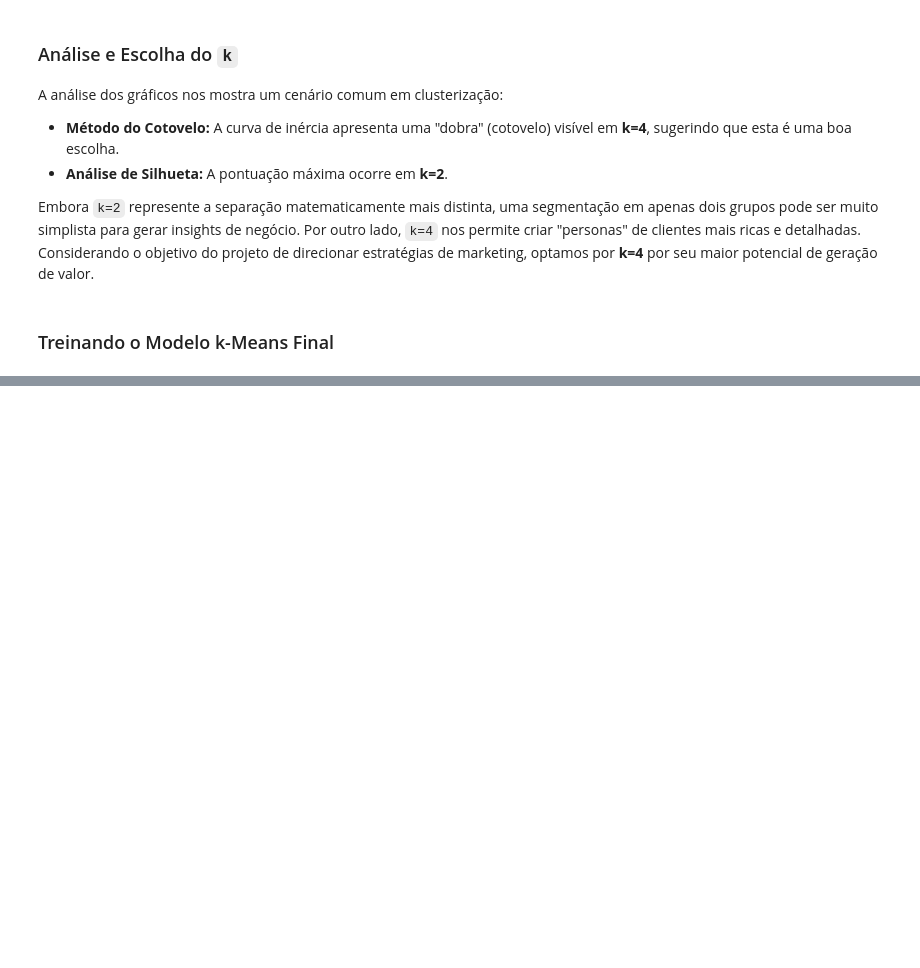
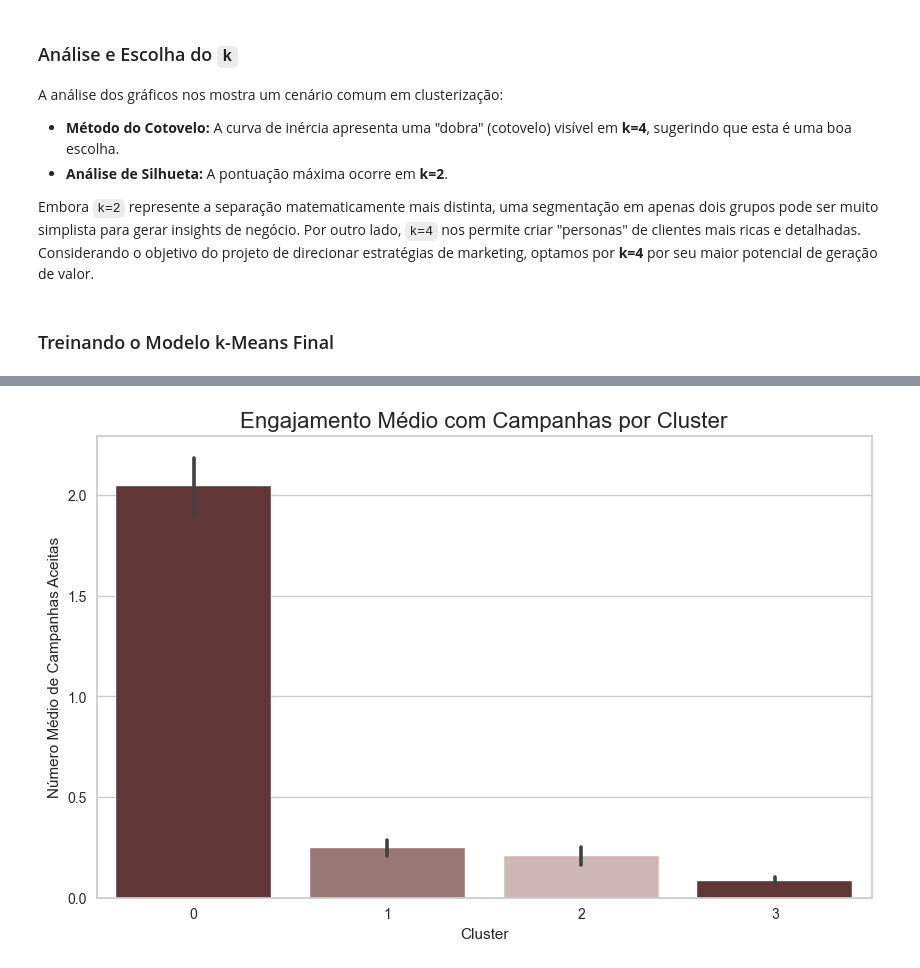
Before and after one commit to juniors719/customer_personality_clustering, a Jupyter notebook: customer_segmentation.ipynb, the cells around one changed output, grey strips where cells are left out. Saved outputs shown, nothing was run; the diff lists cells and outputs as text; code cells hidden in the pictures; blank space fills up the shorter version.

```diff
--- a/customer_segmentation.ipynb
+++ b/customer_segmentation.ipynb
@@ -779 +803,17 @@ plt.show()
+# %%
+# --- GRÁFICO DE ENGAJAMENTO COM CAMPANHAS POR CLUSTER ---
+
+# Somando o total de campanhas aceitas por cliente
+campanhas = [col for col in df_sem_outliers.columns if 'Aceitou_Campanha' in col]
+df_sem_outliers['Total_Campanhas_Aceitas'] = df_sem_outliers[campanhas].sum(axis=1)
+
+# Criando o gráfico de barras
+plt.figure(figsize=(10, 6))
+sns.barplot(data=df_sem_outliers, x='Cluster_KMeans', y='Total_Campanhas_Aceitas', palette=PALETTE)
+plt.title('Engajamento Médio com Campanhas por Cluster', fontsize=16)
+plt.ylabel('Número Médio de Campanhas Aceitas')
+plt.xlabel('Cluster')
+plt.show()
+# %% [output]
+[figure, added]
 # %% [markdown]
```
Also changed, not shown: parts of 9 cells of this notebook.
